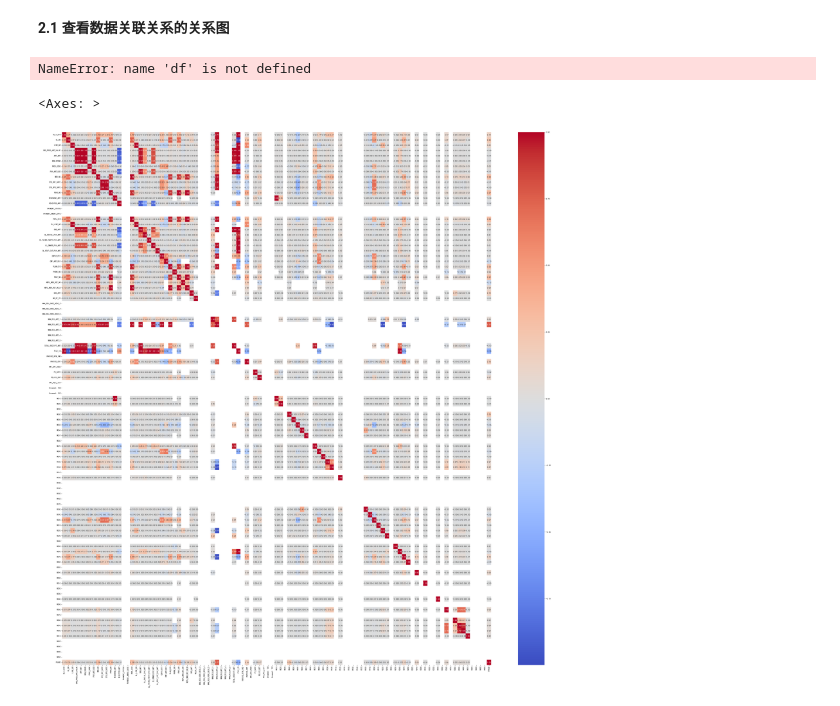
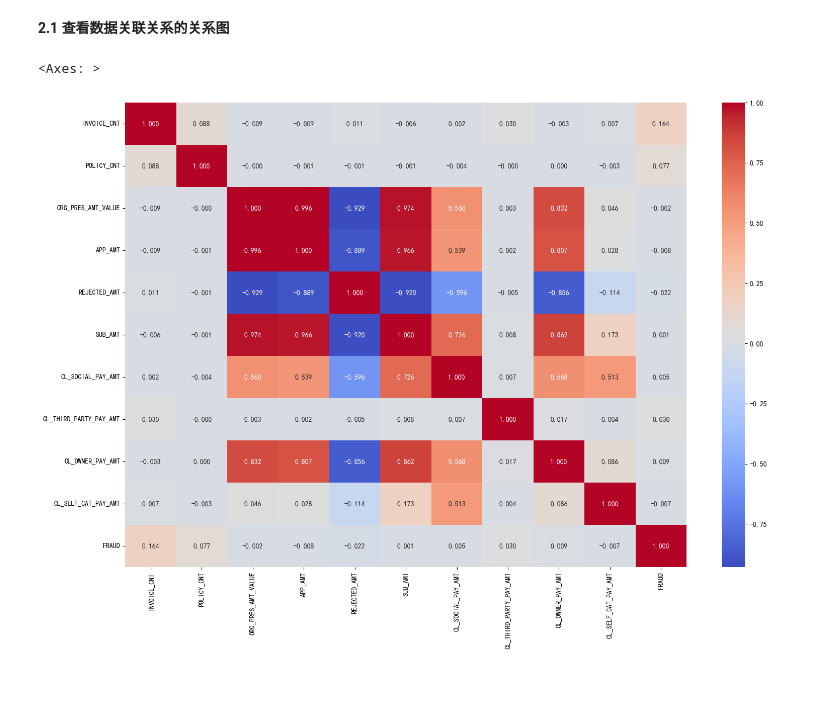
Before and after one commit to Heliumeow/InsuranceClaimClassificationProject, a Jupyter notebook: datawash.ipynb, the cells around one changed output. Drawn from its saved outputs; the diff is of its cells as text; code cells hidden in the pictures.

```diff
--- a/datawash.ipynb
+++ b/datawash.ipynb
@@ -212,0 +180,8 @@ dtype: int64
+# %%
+#dropna PROV_CODE PROV_NAME
+df.dropna(subset=['PROV_CODE','PROV_NAME'],inplace=True)
+# %%
+#'PROV_LEVEL'
+# 缺失值填上'未知'
+
+df['PROV_LEVEL'].fillna('未知',inplace=True)
@@ -644,21 +631,44 @@ sns.barplot(x='POLICY_CNT',y='FRAUD', data=df)
 - 用violin图探索FRAUD和某些变量（连续变量例如金额与欺诈的关系catplo，分类变量例如区域/性别和欺诈barplot）之间的关系
 # %% [markdown]
  **2.1 查看数据关联关系的关系图**
-# %%
-df['FRAUD'] = df['FRAUD'].astype('int')
-# %% [output]
-NameError: name 'df' is not defined
+# %%
+# INVOICE_CNT
+# POLICY_CNT
+# ORG_PRES_AMT_VALUE
+# APP_AMT
+# REJECTED_AMT
+# SUB_AMT
+# CL_SOCIAL_PAY_AMT
+# CL_THIRD_PARTY_PAY_AMT
+# CL_OWNER_PAY_AMT
+# CL_SELF_CAT_PAY_AMT
+
+number_columns = [
+    'INVOICE_CNT',
+    'POLICY_CNT',
+    'ORG_PRES_AMT_VALUE',
+    'APP_AMT',
+    'REJECTED_AMT',
+    'SUB_AMT',
+    'CL_SOCIAL_PAY_AMT',
+    'CL_THIRD_PARTY_PAY_AMT',
+    'CL_OWNER_PAY_AMT',
+    'CL_SELF_CAT_PAY_AMT',
+    'FRAUD'
+]
+number_df = df[number_columns].copy()
+number_df = number_df.dropna()
 # %%
 
 
 
-numeric_columns = df
+numeric_columns = number_df
 #corr 相关系数函数，[-1,1]，-1反相关，+1正相关
 corrmat = numeric_columns.corr()
 #print(corrmat)
-f,ax = plt.subplots(figsize=(50,50))
-sns.heatmap(corrmat, cmap='coolwarm', annot=True, fmt='.2f')
+f,ax = plt.subplots(figsize=(18,12))
+sns.heatmap(corrmat, cmap='coolwarm', annot=True, fmt='.3f')
 # %% [output]
 <Axes: >
-[figure, old version]
+[figure, new version]
 # %% [markdown]
```
Also changed, not shown: parts of 81 cells of this notebook.
